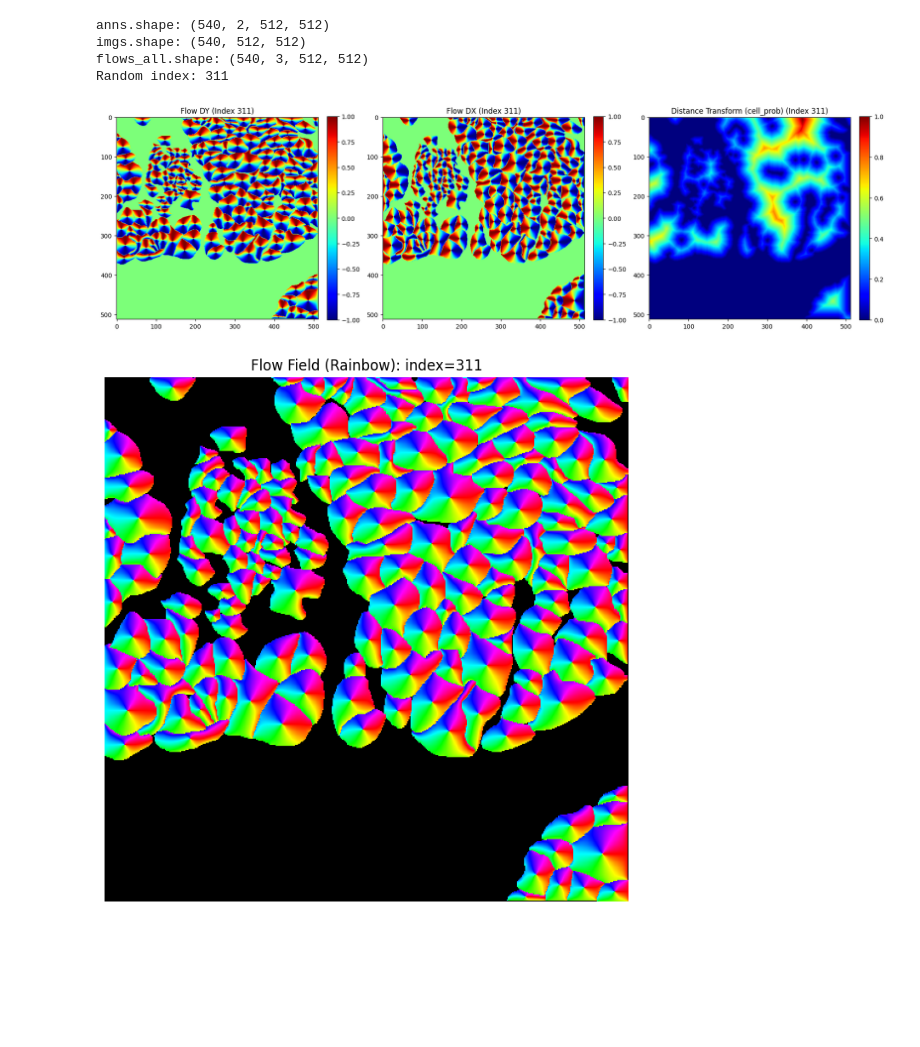
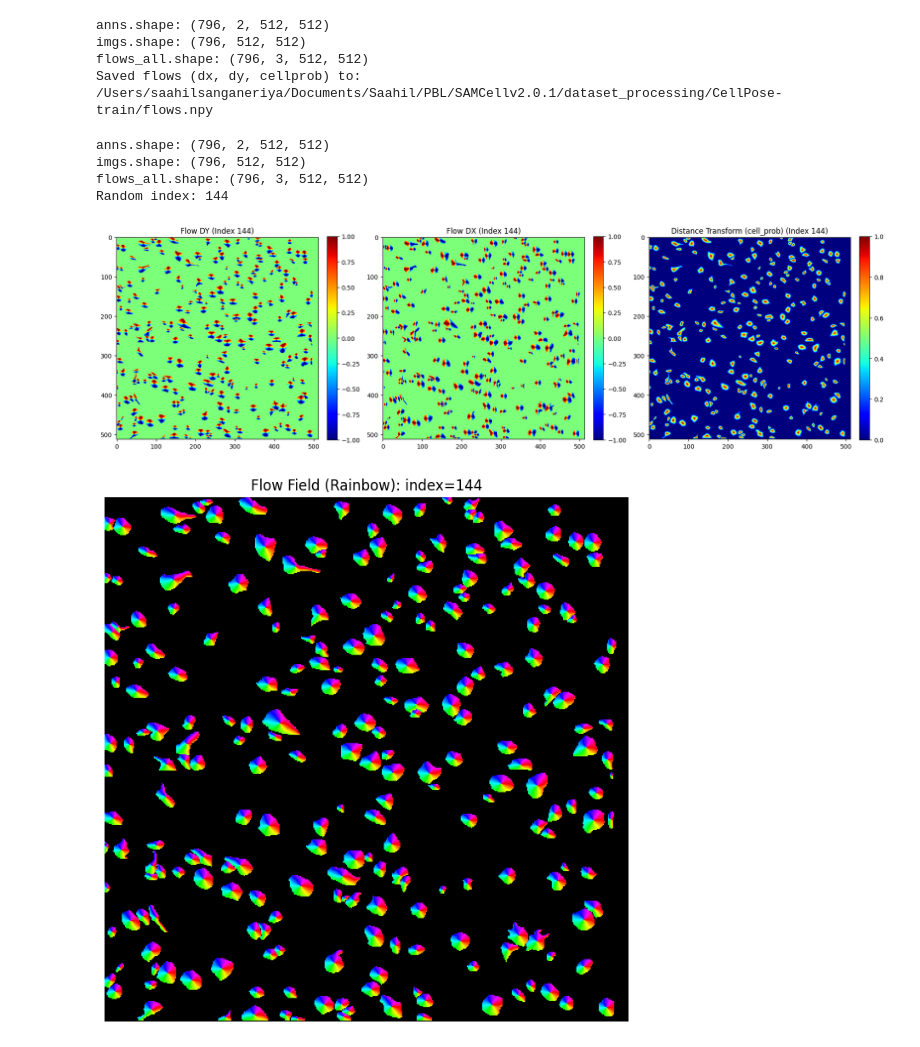
Before and after one commit to saahilsanganeriya/SAMCellv2.0.1, a Jupyter notebook: src/create_flows.ipynb, the cells around one changed output. Saved outputs shown, nothing was run; the diff lists cells and outputs as text; code cells hidden in the pictures; blank space fills up the shorter version.

Commit message:
flows work!!

```diff
--- a/src/create_flows.ipynb
+++ b/src/create_flows.ipynb
@@ -7,7 +137,8 @@ from cellpose.dynamics import masks_to_flows
 # ============================================================================
 # CONFIGURE PATHS
 # ============================================================================
-Cellpose_path = '/dataset_processing/CellPose-train/'
+
+Cellpose_path = "/Users/saahilsanganeriya/Documents/Saahil/PBL/SAMCellv2.0.1/dataset_processing/CellPose-train/"
 anns_file     = Cellpose_path + 'anns.npy'   # Your labeled masks
 imgs_file     = Cellpose_path + 'imgs.npy'   # (Optional) if you want the raw images
 out_file      = Cellpose_path + 'flows.npy'  # We'll save (dy, dx, cell_prob)
@@ -51,23 +182,24 @@ for i in range(N):
     flow_dx = flows_2d[1]
     flow_dy = flows_2d[0]
 
-    # -- 2) Compute a "cell probability" channel using a distance transform
-    #    (distance from boundary). We do this on the binary mask of all cells.
-    binary_mask = (label_img > 0).astype(np.uint8)
-    # Distance transform needs a binary image, 0 for background, 1 for foreground
-    dist_map = cv2.distanceTransform(binary_mask, distanceType=cv2.DIST_L2, maskSize=3)
+    dist_map = np.zeros_like(label_img, dtype=np.float32)
+    for cell in np.unique(label_img):
+        if cell == 0:
+            continue  # skip background
 
-    # Normalize to [0,1] to get "cell probability"-like
-    max_dist = dist_map.max()
-    if max_dist > 0:
-        dist_map /= max_dist
+        cell_mask = (label_img == cell).astype(np.uint8)
+        # compute distance from every pixel to the centroid
+        cell_map = cv2.distanceTransform(cell_mask, cv2.DIST_L2, 3).astype(np.float32)
+        cell_map = cell_map / np.max(cell_map)
+        # dist_map = 1 - dist_map
+        cell_map = cell_map * cell_mask
+        # add to ann
+        dist_map[cell_mask > 0] = cell_map[cell_mask > 0]
 
-    # We call dist_map the "cell_prob" channel
-    cell_prob = dist_map.astype(np.float32)
 
     # Stack them into [3, H, W]
     # channel 0 = dx, channel 1 = dy, channel 2 = cell_prob
-    flows_3ch = np.stack([flow_dx, flow_dy, cell_prob], axis=0)  # shape (3, H, W)
+    flows_3ch = np.stack([flow_dx, flow_dy, dist_map], axis=0)  # shape (3, H, W)
 
     flows_all.append(flows_3ch)
 
@@ -78,6 +210,11 @@ flows_all = np.array(flows_all, dtype=np.float32)  # shape (N, 3, H, W)
 print("flows_all.shape:", flows_all.shape)
 np.save(out_file, flows_all)
 print("Saved flows (dx, dy, cellprob) to:", out_file)
+# %% [output]
+anns.shape: (796, 2, 512, 512)
+imgs.shape: (796, 512, 512)
+flows_all.shape: (796, 3, 512, 512)
+Saved flows (dx, dy, cellprob) to: /Users/saahilsanganeriya/Documents/Saahil/PBL/SAMCellv2.0.1/dataset_processing/CellPose-train/flows.npy
 # %%
 import numpy as np
 import torch
@@ -87,7 +224,7 @@ import matplotlib.colors as mcolors
 from cellpose.dynamics import masks_to_flows
 
 # Path to your labeled mask array and flows
-Cellpose_path = '/Users/saahilsanganeriya/Documents/Saahil/PBL/SAMCellv2.0/dataset_processing/CellPose-train/'
+Cellpose_path = "/Users/saahilsanganeriya/Documents/Saahil/PBL/SAMCellv2.0.1/dataset_processing/CellPose-train/"
 anns_file = Cellpose_path + 'anns.npy'  # or wherever your .npy is
 imgs_file = Cellpose_path + 'imgs.npy'
 flows_file = Cellpose_path + 'flows.npy'  # Path to the precomputed flows.npy
@@ -135,36 +272,36 @@ plt.colorbar(im3, ax=axs[2], fraction=0.046, pad=0.04)
 plt.tight_layout()
 plt.show()
 
 # --- Build the HSV image for Flow Field ---
 # 1) Angle in [-pi, pi]
 angle = np.arctan2(flow_dy, flow_dx)
 # Normalize to [0,1] for hue
 angle_normalized = (angle + np.pi) / (2 * np.pi)
 
 # 2) Magnitude
 mag = np.sqrt(flow_dx**2 + flow_dy**2)
 # You can clamp or scale the magnitude (optional)
 mag_clamped = np.clip(mag, 0, 1)  # For demonstration
 
 # 3) Create HSV image [H, S, V]
 hsv = np.zeros((flow_dy.shape[0], flow_dy.shape[1], 3), dtype=np.float32)
 hsv[..., 0] = angle_normalized      # Hue
 hsv[..., 1] = 1.0                   # Saturation = 1
 hsv[..., 2] = mag_clamped           # Value = Magnitude in [0,1]
 
 # 4) Convert to RGB
 rgb = mcolors.hsv_to_rgb(hsv)
 
 # Plot the HSV Flow Field
 plt.figure(figsize=(8, 8))
 plt.title(f'Flow Field (Rainbow): index={idx}')
 plt.imshow(rgb)
 plt.axis('off')
 plt.show()
 # %% [output]
-anns.shape: (540, 2, 512, 512)
-imgs.shape: (540, 512, 512)
-flows_all.shape: (540, 3, 512, 512)
-Random index: 311
+anns.shape: (796, 2, 512, 512)
+imgs.shape: (796, 512, 512)
+flows_all.shape: (796, 3, 512, 512)
+Random index: 144
-[figure, old version]
+[figure, new version]
-[figure, old version]
+[figure, new version]
```
Also changed, not shown: parts of 1 cell of this notebook, 15 other files.
